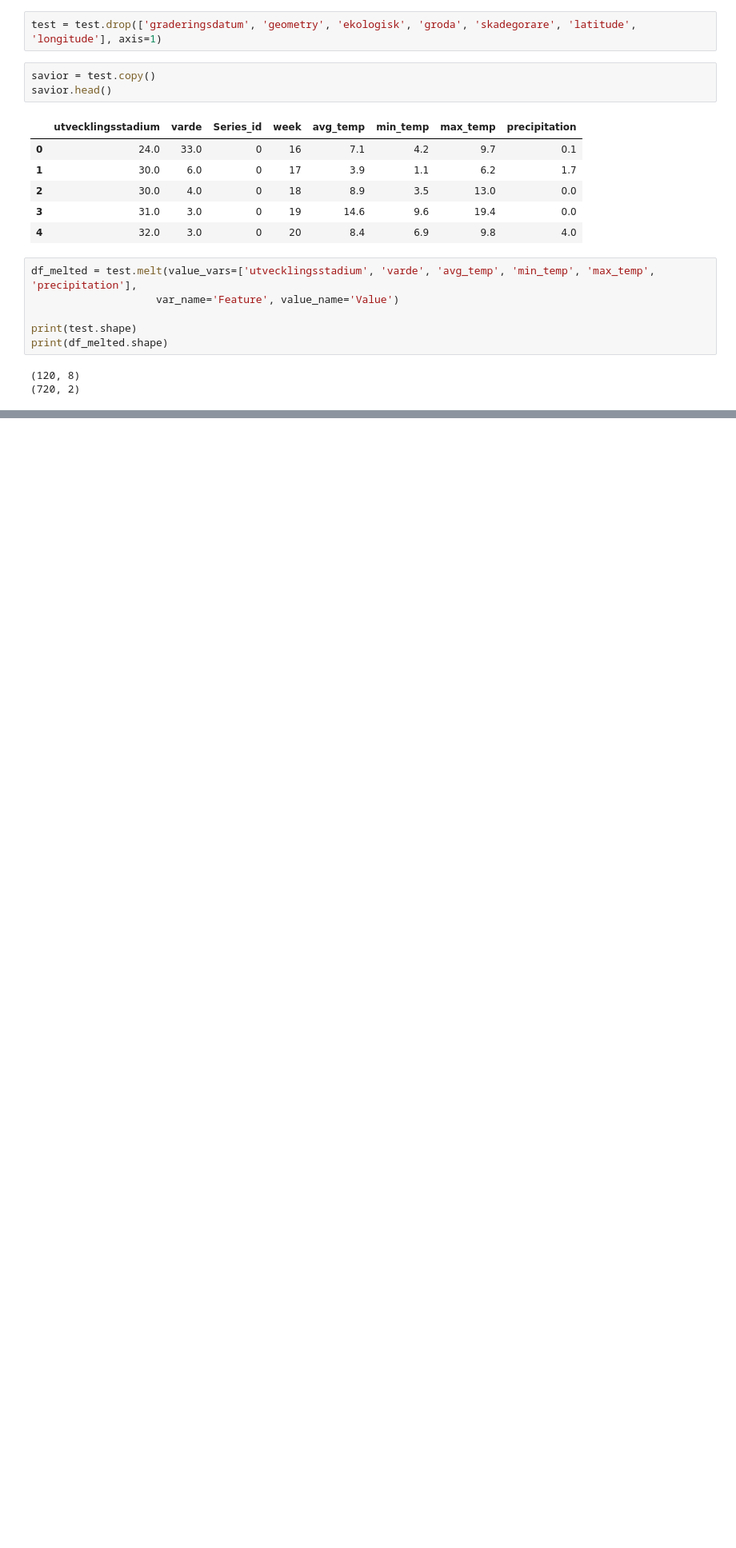
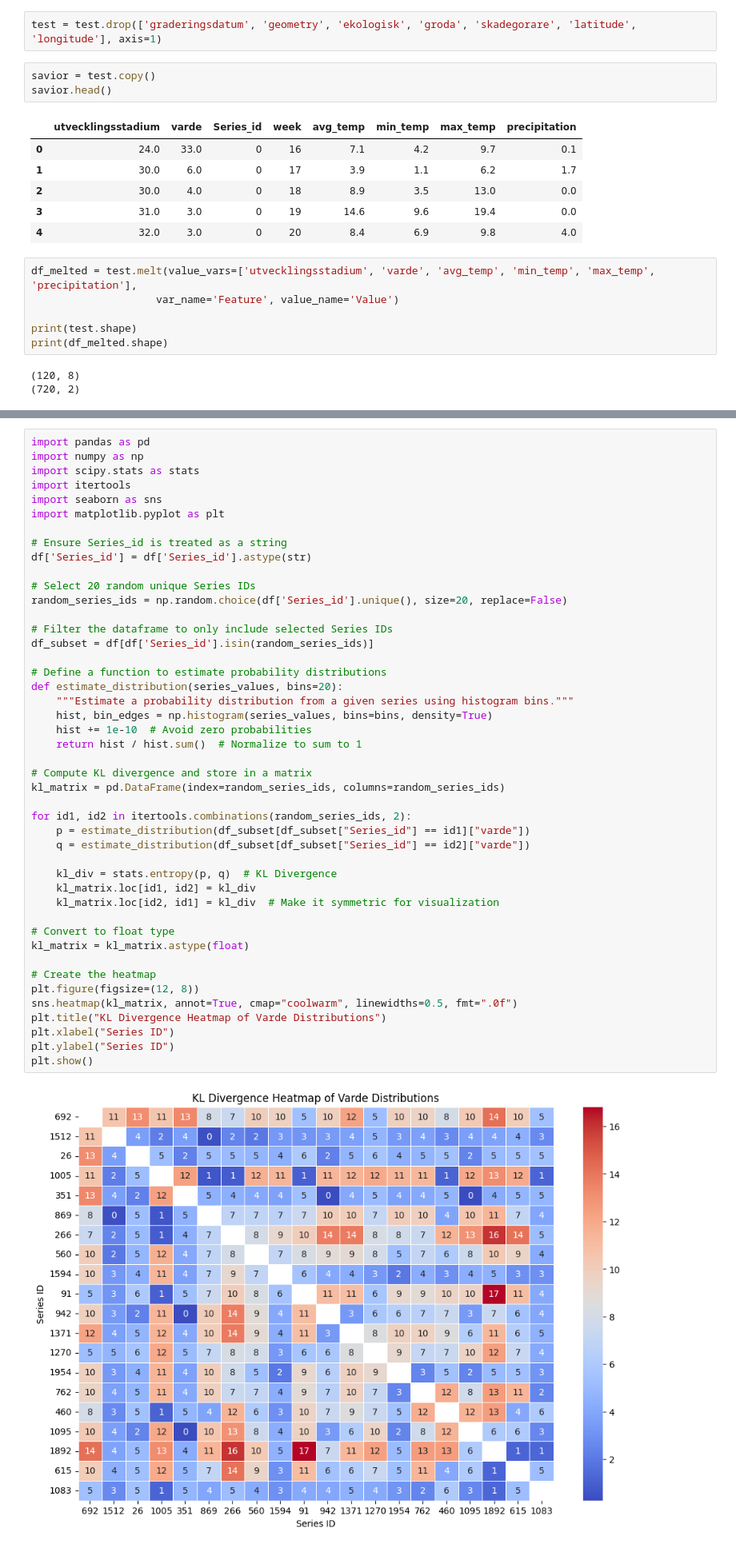
Before and after one commit to mosmar99/Pest-Outbrakes, a Jupyter notebook: play.ipynb, the cells around one changed output, grey strips where cells are left out. Shown at 80% size. Drawn from its saved outputs; the diff is of its cells as text; blank space fills up the shorter version.

```diff
--- a/play.ipynb
+++ b/play.ipynb
@@ -706,0 +790,47 @@ fig.show()
+# %%
+import pandas as pd
+import numpy as np
+import scipy.stats as stats
+import itertools
+import seaborn as sns
+import matplotlib.pyplot as plt
+
+# Ensure Series_id is treated as a string
+df['Series_id'] = df['Series_id'].astype(str)
+
+# Select 20 random unique Series IDs
+random_series_ids = np.random.choice(df['Series_id'].unique(), size=20, replace=False)
+
+# Filter the dataframe to only include selected Series IDs
+df_subset = df[df['Series_id'].isin(random_series_ids)]
+
+# Define a function to estimate probability distributions
+def estimate_distribution(series_values, bins=20):
+    """Estimate a probability distribution from a given series using histogram bins."""
+    hist, bin_edges = np.histogram(series_values, bins=bins, density=True)
+    hist += 1e-10  # Avoid zero probabilities
+    return hist / hist.sum()  # Normalize to sum to 1
+
+# Compute KL divergence and store in a matrix
+kl_matrix = pd.DataFrame(index=random_series_ids, columns=random_series_ids)
+
+for id1, id2 in itertools.combinations(random_series_ids, 2):
+    p = estimate_distribution(df_subset[df_subset["Series_id"] == id1]["varde"])
+    q = estimate_distribution(df_subset[df_subset["Series_id"] == id2]["varde"])
+
+    kl_div = stats.entropy(p, q)  # KL Divergence
+    kl_matrix.loc[id1, id2] = kl_div
+    kl_matrix.loc[id2, id1] = kl_div  # Make it symmetric for visualization
+
+# Convert to float type
+kl_matrix = kl_matrix.astype(float)
+
+# Create the heatmap
+plt.figure(figsize=(12, 8))
+sns.heatmap(kl_matrix, annot=True, cmap="coolwarm", linewidths=0.5, fmt=".0f")
+plt.title("KL Divergence Heatmap of Varde Distributions")
+plt.xlabel("Series ID")
+plt.ylabel("Series ID")
+plt.show()
+# %% [output]
+[figure, added]
```
Also changed, not shown: parts of 16 cells of this notebook.
